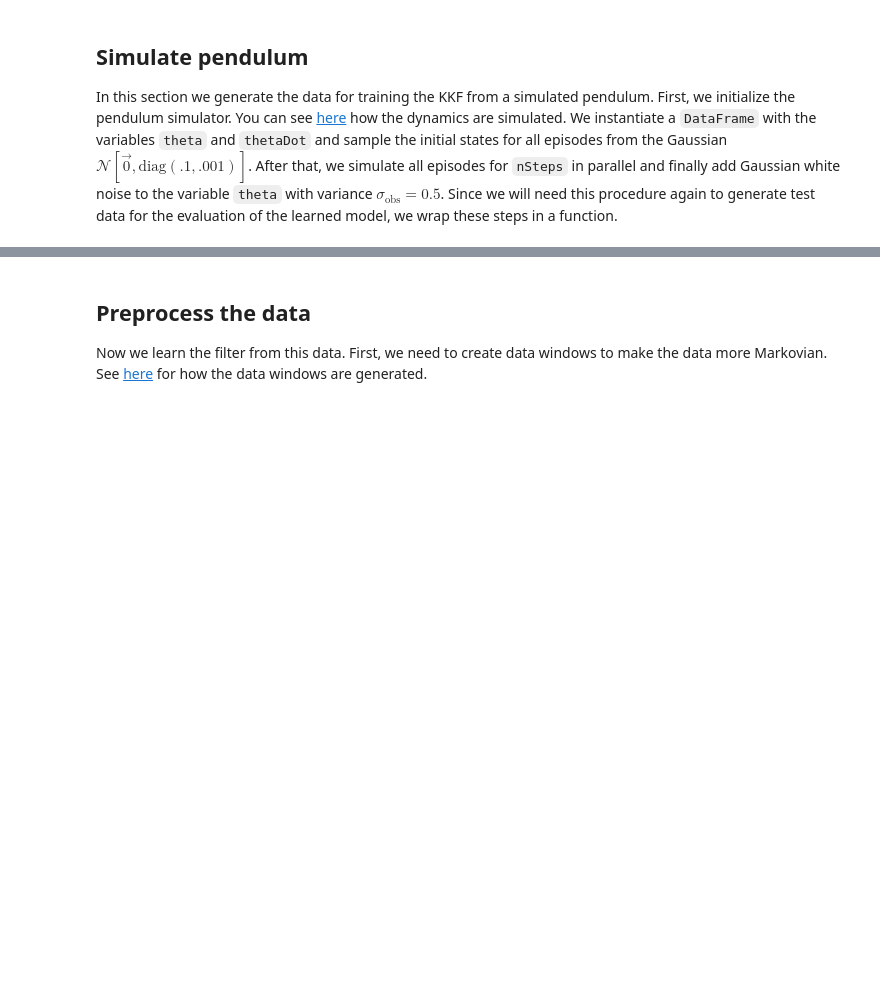
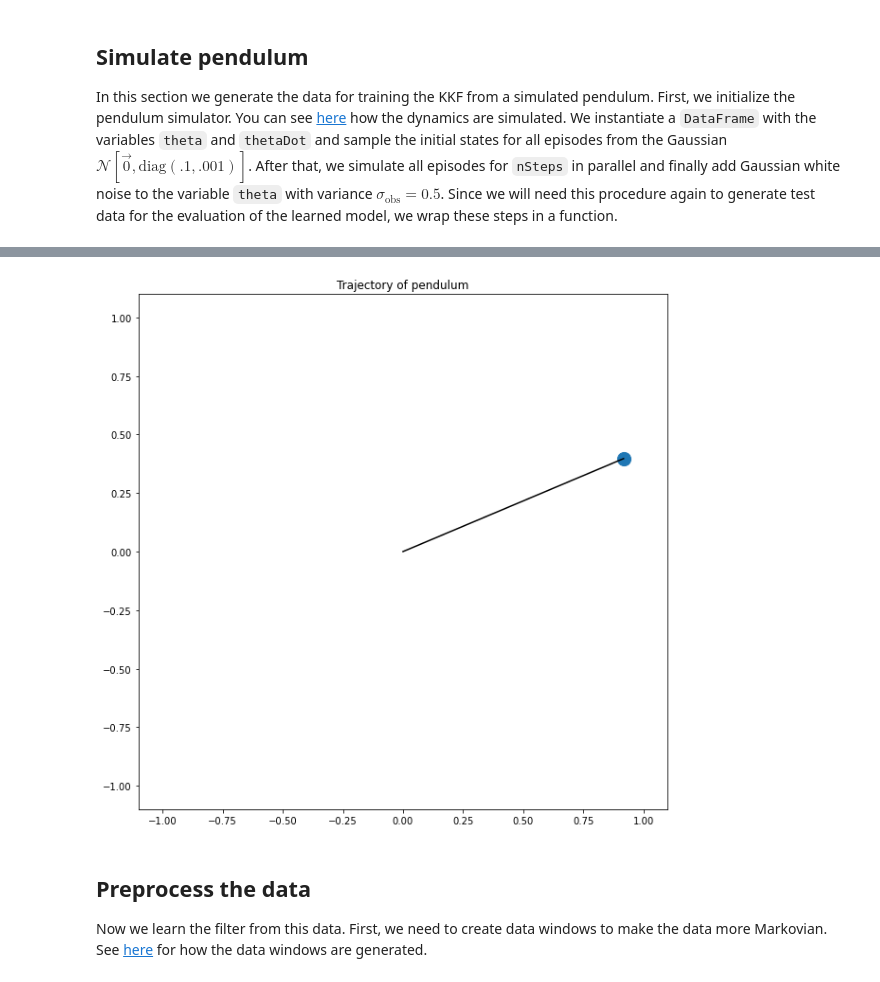
Before and after one commit to shellingford330/pyKKR, a Jupyter notebook: notebooks/KKF Example - Pendulum.ipynb, the cells around one changed output, grey strips where cells are left out. Saved outputs shown, nothing was run; the diff lists cells and outputs as text; code cells hidden in the pictures; blank space fills up the shorter version.

```diff
--- a/notebooks/KKF Example - Pendulum.ipynb
+++ b/notebooks/KKF Example - Pendulum.ipynb
@@ -153,3 +151,23 @@ plt.show();
+# %%
+import matplotlib.animation as animation
+
+num = 60
+x = np.sin(data['theta'][0][:num])
+y = np.cos(data['theta'][0][:num])
+
+fig = plt.figure(figsize=(10,10))
+
+def plot(i,x,y):
+    plt.cla()
+    plt.xlim(-1.1, 1.1)
+    plt.ylim(-1.1, 1.1)
+    plt.title('Trajectory of pendulum')
+    plt.scatter(np.array(x[i]), np.array(y[i]), s=200)
+    im = plt.plot(np.array([0, x[i]]), np.array([0, y[i]]), color="black")
+ani = animation.FuncAnimation(fig, plot, fargs=(x,y), interval=100, frames = num)
+ani.save("ot.gif", writer="imagemagick")
+# %% [output]
+[figure, added]
 # %% [markdown]
 ## Preprocess the data
 
```
Also changed, not shown: parts of 27 cells of this notebook, 4 other files.
